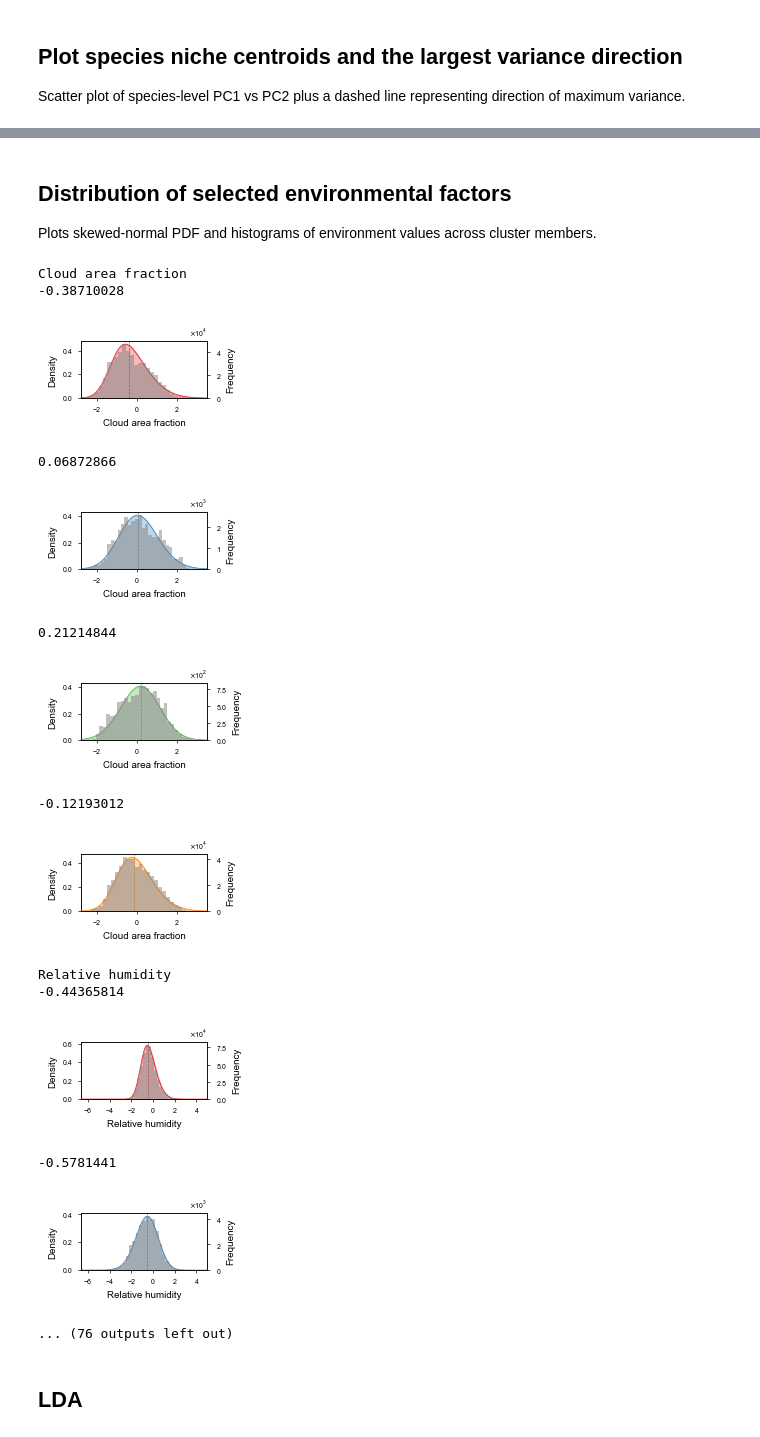
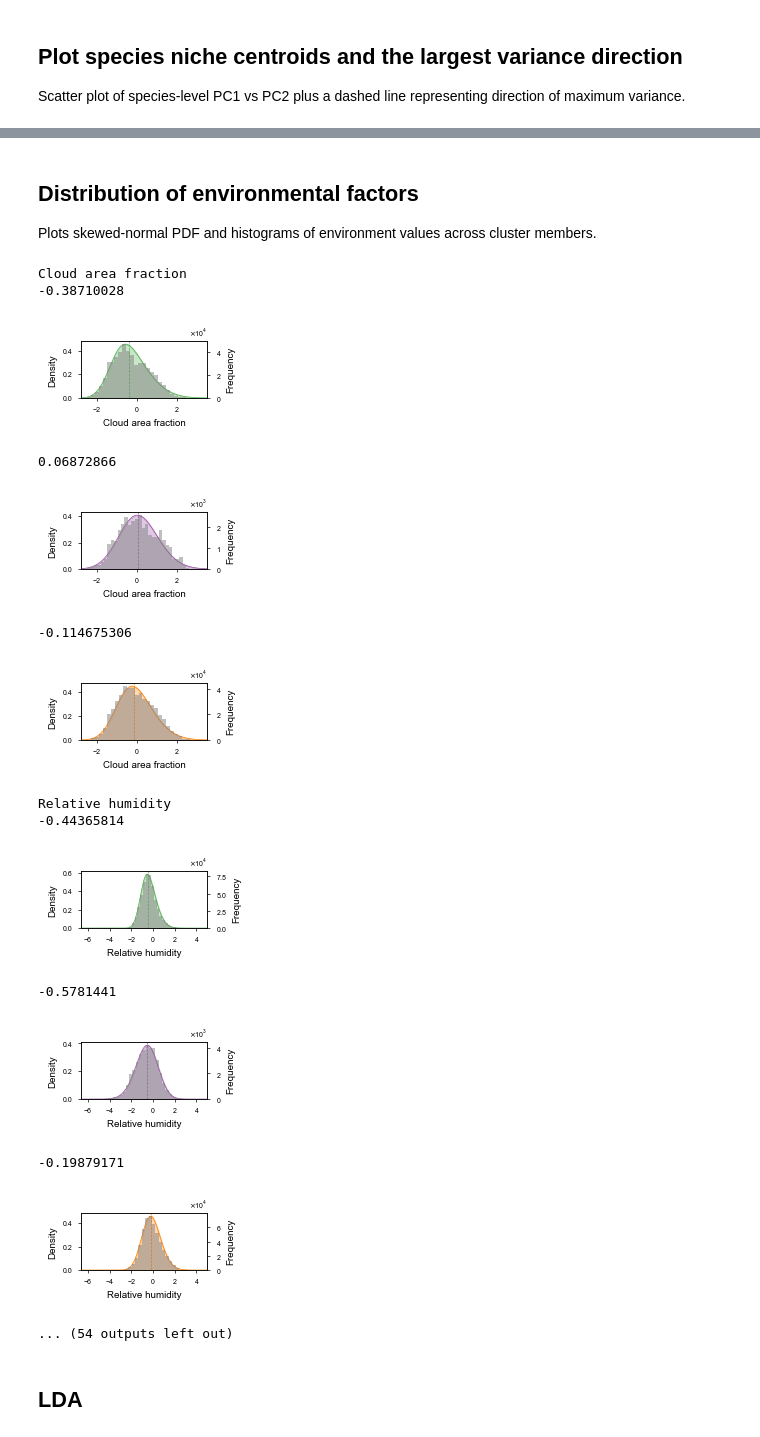
Before and after one commit to KLKua/DeepSDM, a Jupyter notebook: Fig5_nichespace_clustering.ipynb, the cells around one changed output, grey strips where cells are left out. Cells and saved outputs as stored; diff of their text form; code cells hidden in the pictures.

```diff
--- a/Fig5_nichespace_clustering.ipynb
+++ b/Fig5_nichespace_clustering.ipynb
@@ -128,7 +130,7 @@ font_path = '/usr/share/fonts/opentype/noto/NotoSansCJK-Regular.ttc'  # 檢查
 font_prop = fm.FontProperties(fname=font_path)
 
 # Define the optimal number of clusters.
-k_optimal = 4
+k_optimal = 3
 
 # Compute hierarchical linkage.
 linked = linkage(nichespace_deepsdm_all, method='average', metric='cosine')
@@ -553,70 +426,86 @@ plt.show()
 # %% [markdown]
-## Distribution of selected environmental factors
+## Distribution of environmental factors
 Plots skewed-normal PDF and histograms of environment values across cluster members.
 # %%
+# Create output folder for environmental distribution plots by cluster
+plot_output_folder = os.path.join(PU.plot_path_nichespace_clustering, 'cluster_env_distribution')
+create_folder(plot_output_folder)
+
+# Loop through each environmental variable
 for env_plot in PU.env_list:
     print(convert_to_env_list_detail([env_plot])[0])
 
+    # Retrieve environmental values for all clusters
     env_value_cluster_all = PU.get_cluster_env_values(cluster_labels, env_plot)
 
+    # Determine the global min and max of the selected environmental variable
     env_min = PU.df_env_pca[sorted([key for key in PU.df_env_pca.keys() if key.startswith(env_plot)])].values.flatten().min()
     env_max = PU.df_env_pca[sorted([key for key in PU.df_env_pca.keys() if key.startswith(env_plot)])].values.flatten().max()
 
+    # Plot distribution for each cluster
     for (i_cluster, env_value_cluster) in env_value_cluster_all:
 
+        # Create a figure with defined margins
         fig, ax_pdf = plt.subplots(figsize=mm2inch(48, 24),
                                    gridspec_kw={'left': 0.18, 'right': 0.85, 'bottom': 0.25, 'top': 0.85})
 
+        # Secondary y-axis for histogram
         ax_hist = ax_pdf.twinx()
 
-        # Plot histogram on the right y-axis
-        ax_hist.hist(env_value_cluster, bins=30, density=False, alpha=0.5, color='gray', label='Observed Data')
+        # Plot histogram of observed values (gray bars)
+        ax_hist.hist(env_value_cluster, bins=30, density=False, alpha=0.5,
+                     color='gray', label='Observed Data')
         ax_hist.set_ylabel('Frequency')
 
+        # Format right y-axis labels
         formatter = mtick.ScalarFormatter(useMathText=True)
         formatter.set_scientific(True)
         formatter.set_powerlimits((0, 0))
         formatter.format = lambda x, pos: f"{x:.1f}"
         ax_hist.yaxis.set_major_formatter(formatter)
 
-
-        # Skewed normal PDF on the left y-axis
+        # Fit and plot skewed normal probability density function (PDF)
         x_vals = np.linspace(env_min, env_max, 300)
         a, loc, scale = skewnorm.fit(env_value_cluster)
         skewed_pdf = skewnorm.pdf(x_vals, a, loc, scale)
 
+        # Plot fitted PDF (colored by cluster)
         ax_pdf.plot(x_vals, skewed_pdf, color=label_to_color[i_cluster], lw=0.5)
         ax_pdf.fill_between(x_vals, skewed_pdf, color=label_to_color[i_cluster], alpha=0.3)
         ax_pdf.set_ylabel('Density')
         ax_pdf.yaxis.set_major_formatter(mtick.FormatStrFormatter('%.1f'))
 
+        # Draw a dashed line at the median of observed values
         median_val = np.median(env_value_cluster)
         print(median_val)
         ax_pdf.axvline(median_val, linestyle='--', color=label_to_color[i_cluster], linewidth=0.5)
 
+        # Set axis labels and limits
         ax_pdf.set_xlabel(convert_to_env_list_detail([env_plot])[0])
-
         ax_pdf.set_xlim(env_min, env_max)
         ax_pdf.set_ylim(bottom=0)
 
-        plot_output = os.path.join(PU.plot_path_nichespace_clustering, f'{env_plot}_{i_cluster}.pdf')
+        # Save plot as a transparent, high-resolution PDF
+        plot_output = os.path.join(plot_output_folder, f'{env_plot}_{i_cluster}.pdf')
         plt.savefig(plot_output, dpi=500, transparent=True)
+
+        # Display the figure
         plt.show()
 # %% [output]
 Cloud area fraction
 -0.38710028
-[figure, old version]
+[figure, new version]
 0.06872866
-[figure, old version]
+[figure, new version]
-0.21214844
+-0.114675306
-[figure, old version]
+[figure, new version]
--0.12193012
+Relative humidity
+-0.44365814
-[figure, old version]
+[figure, new version]
-Relative humidity
--0.44365814
+-0.5781441
-[figure, old version]
+[figure, new version]
--0.5781441
+-0.19879171
-[figure, old version]
+[figure, new version]
-... (76 outputs left out)
+... (54 outputs left out)
 # %% [markdown]
 ## LDA
```
Also changed, not shown: parts of 23 cells of this notebook, 3 other files.
